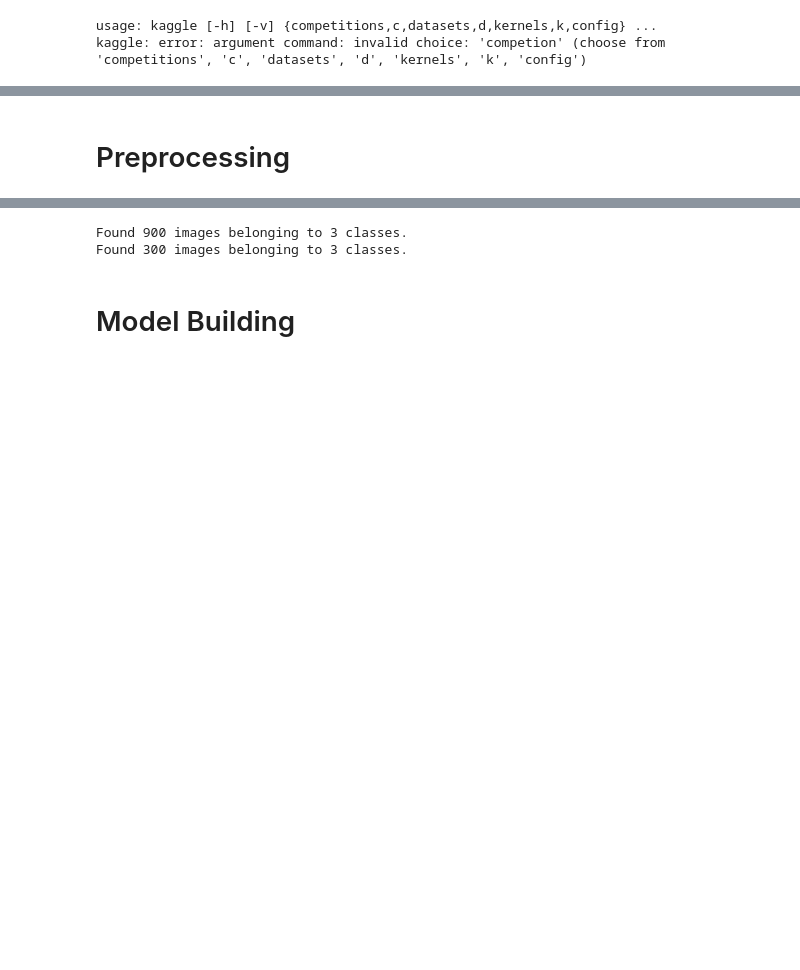
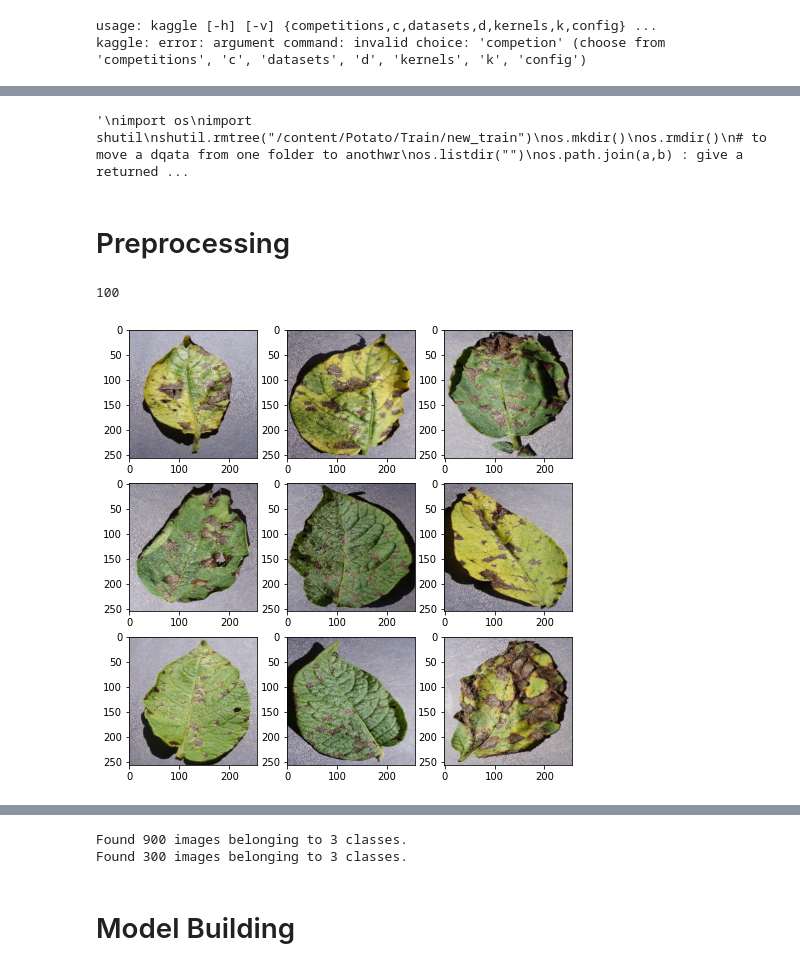
Before and after one commit to adarshnitt/Deep-Learning-Models, a Jupyter notebook: Potatao_Disease_Classification.ipynb, the cells around one changed output, grey strips where cells are left out. Drawn from its saved outputs; the diff is of its cells as text; code cells hidden in the pictures; blank space fills up the shorter version.

```diff
--- a/Potatao_Disease_Classification.ipynb
+++ b/Potatao_Disease_Classification.ipynb
@@ -110,7 +136,9 @@ os.rmdir()
 os.listdir("")
 os.path.join(a,b) : give a returned path
 random.choice(): choose randomly any one from given data.
-""
+"""
+# %% [output]
+'\nimport os\nimport shutil\nshutil.rmtree("/content/Potato/Train/new_train")\nos.mkdir()\nos.rmdir()\n# to move a dqata from one folder to anothwr\nos.listdir("")\nos.path.join(a,b) : give a returned ...
 # %% [markdown]
 <h1> Preprocessing </h1>
 # %%
@@ -133 +161,23 @@ def augment_train(path):
   return image
+# %%
+# first read image then show image. Dont go directly to show image.
+def show(dir,index):
+  comp=os.listdir(dir)
+  new=os.path.join(dir,comp[index])
+  data=os.listdir(new)
+  print(len(data))
+  plt.subplots(3,3,figsize=(8,8))
+  for i in range(len(data)):
+    plt.subplot(3,3,i+1)
+    p3=os.path.join(new,data[i])
+    i1=plt.imread(p3)
+    plt.imshow(i1)
+    if i >=8:
+      break
+  pass
+# %%
+# testing infected photos
+show("/content/Potato/Test",0)
+# %% [output]
+100
+[figure, added]
```
Also changed, not shown: parts of 33 cells of this notebook.
